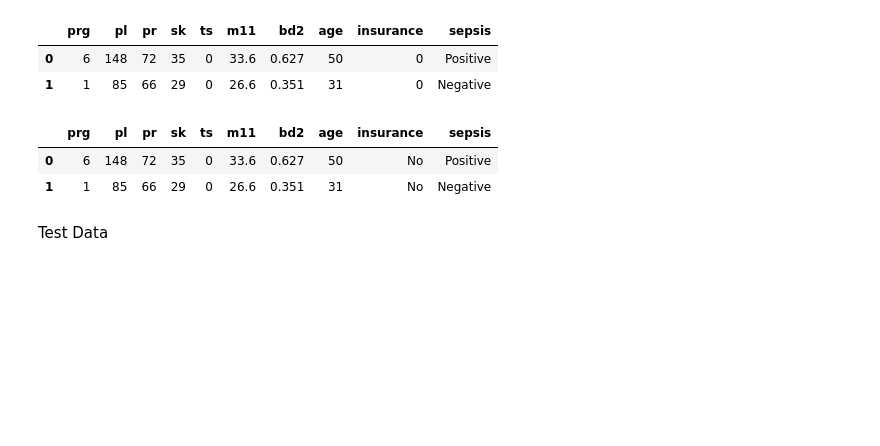
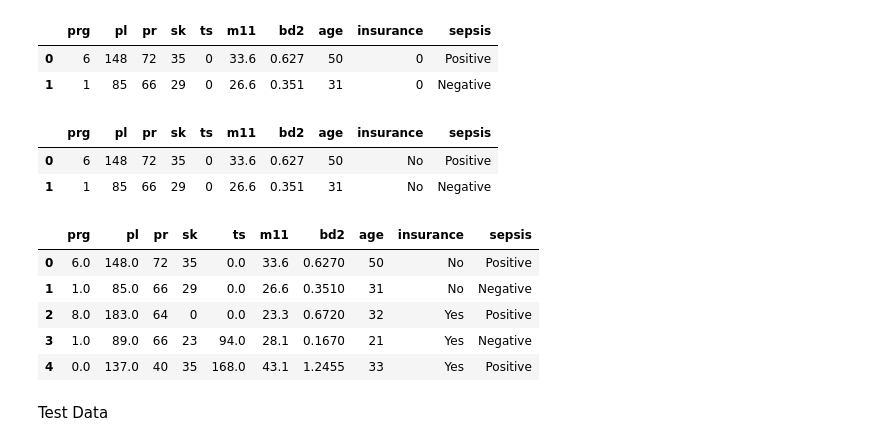
Before and after one commit to ZawadiLMG/ML-API-Using-FastAPI, a Jupyter notebook: Notebooks/sepsis.ipynb, the cells around one changed output. Saved outputs shown, nothing was run; the diff lists cells and outputs as text; code cells hidden in the pictures; blank space fills up the shorter version.

```diff
--- a/Notebooks/sepsis.ipynb
+++ b/Notebooks/sepsis.ipynb
@@ -614,6 +618,30 @@ training_data.head(2)
 |  | prg | pl | pr | sk | ts | m11 | bd2 | age | insurance | sepsis |
 | 0 | 6 | 148 | 72 | 35 | 0 | 33.6 | 0.627 | 50 | No | Positive |
 | 1 | 1 | 85 | 66 | 29 | 0 | 26.6 | 0.351 | 31 | No | Negative |
+# %%
+# Replace outliers with Upper and lower bounds
+# Get the numerical columns
+numerical_cols = training_data.select_dtypes(include='number').columns
+
+# Calculate the upper and lower bounds for the numerical columns
+q1 = training_data[numerical_cols].quantile(0.25)
+q3 = training_data[numerical_cols].quantile(0.75)
+iqr = q3 - q1
+lower_bound = q1 - 1.5 * iqr
+upper_bound = q3 + 1.5 * iqr
+
+# Replace outliers in the numerical columns
+clean_train_data = training_data.copy()
+clean_train_data[numerical_cols] = clean_train_data[numerical_cols].clip(lower=lower_bound, upper=upper_bound, axis=1)
+
+clean_train_data.head()
+# %% [output]
+|  | prg | pl | pr | sk | ts | m11 | bd2 | age | insurance | sepsis |
+| 0 | 6.0 | 148.0 | 72 | 35 | 0.0 | 33.6 | 0.6270 | 50 | No | Positive |
+| 1 | 1.0 | 85.0 | 66 | 29 | 0.0 | 26.6 | 0.3510 | 31 | No | Negative |
+| 2 | 8.0 | 183.0 | 64 | 0 | 0.0 | 23.3 | 0.6720 | 32 | Yes | Positive |
+| 3 | 1.0 | 89.0 | 66 | 23 | 94.0 | 28.1 | 0.1670 | 21 | Yes | Negative |
+| 4 | 0.0 | 137.0 | 40 | 35 | 168.0 | 43.1 | 1.2455 | 33 | Yes | Positive |
 # %% [markdown]
 Test Data
 # %%
```
Also changed, not shown: parts of 24 cells of this notebook.
